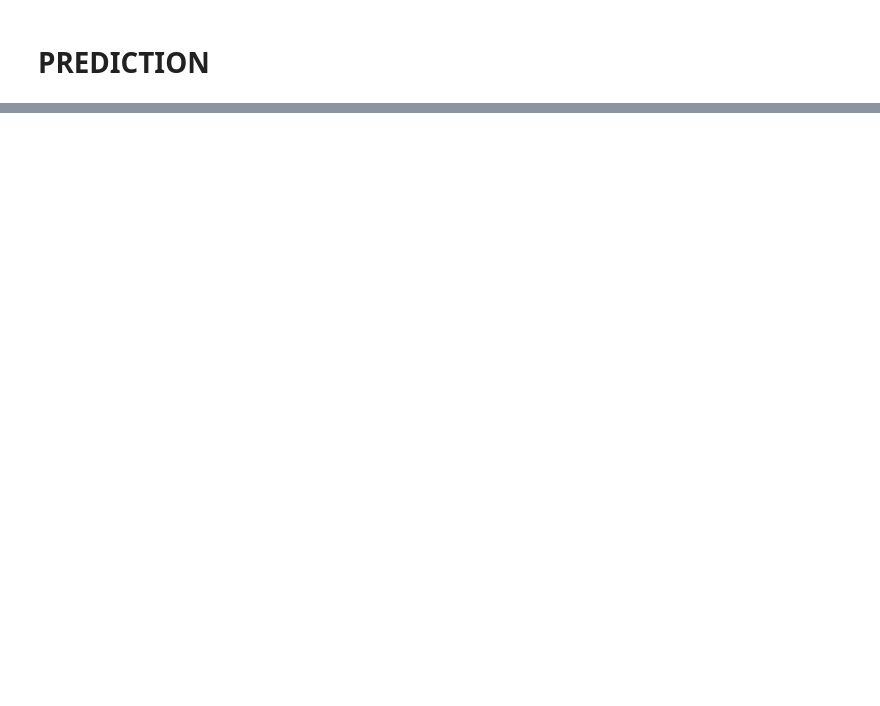
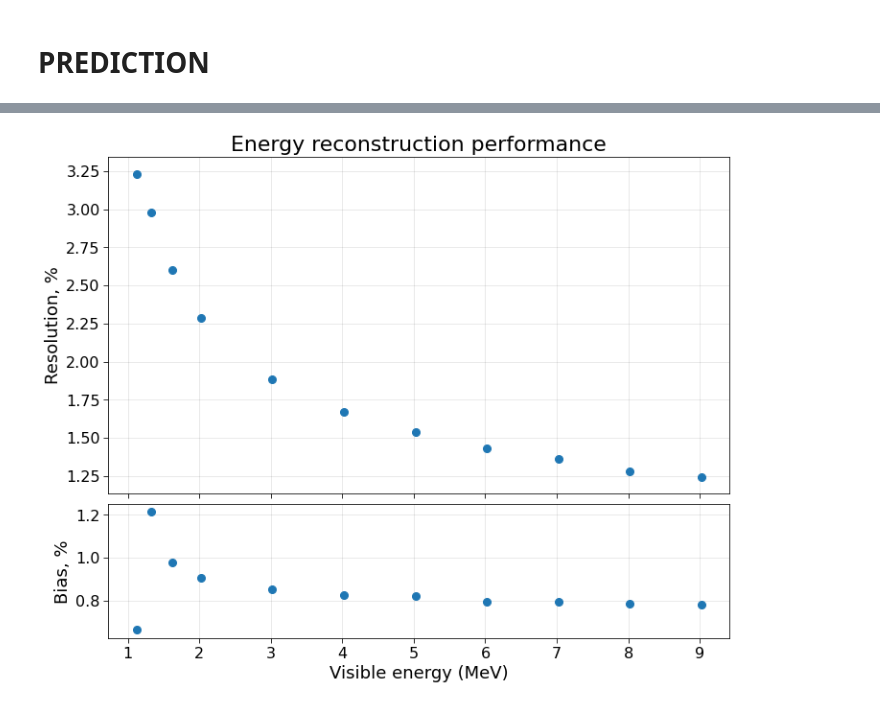
Before and after one commit to niklai99/qcnn4juno, a Jupyter notebook: resnet/prediction.ipynb, the cells around one changed output, grey strips where cells are left out. Saved outputs shown, nothing was run; the diff lists cells and outputs as text; code cells hidden in the pictures; blank space fills up the shorter version.

```diff
--- a/resnet/prediction.ipynb
+++ b/resnet/prediction.ipynb
@@ -166,0 +441,51 @@ plt.show()
+# %%
+mask = (results.energy != 0) & (results.energy != 9) & (results.energy != 10)
+# %%
+fig = plt.figure(figsize=(10,8), constrained_layout=True)
+
+gs = fig.add_gridspec(2, 1, height_ratios=[5, 2])
+ax1 = plt.subplot(gs[0])
+ax2 = plt.subplot(gs[1])
+
+ax1.set_axisbelow(True)
+ax2.set_axisbelow(True)
+ax1.grid(color="k", alpha=0.1)
+ax2.grid(color="k", alpha=0.1)
+
+ax1.errorbar(
+    results[mask].energy + 1.022,
+    results[mask].resolution * 100,
+    yerr=results[mask].err_resolution * 100,
+    marker="o",
+    ls="none",
+    #color="#000000",
+    linewidth=0,
+    elinewidth=1,
+    capsize=2,
+    markersize=8
+)
+
+ax2.errorbar(
+    results[mask].energy + 1.022,
+    results[mask].bias * 100,
+    yerr=results[mask].err_bias * 100,
+    marker="o",
+    ls="none",
+    #color="#000000",
+    linewidth=0,
+    elinewidth=1,
+    capsize=2,
+    markersize=8
+)
+
+ax1.set_title(f"Energy reconstruction performance", fontsize=22)
+ax1.set_ylabel("Resolution, %", fontsize=18)
+ax2.set_xlabel("Visible energy (MeV)", fontsize=18)
+ax2.set_ylabel("Bias, %", fontsize=18)
+ax1.tick_params(axis="both", which="major", labelsize=16, length=5)
+ax2.tick_params(axis="both", which="major", labelsize=16, length=5)
+ax1.set_xticklabels([])
+fig.savefig("../images/resnet/performance.png", dpi=300, facecolor="white")
+plt.show()
+# %% [output]
+[figure, added]
```
Also changed, not shown: parts of 25 cells of this notebook, 34 other files.
